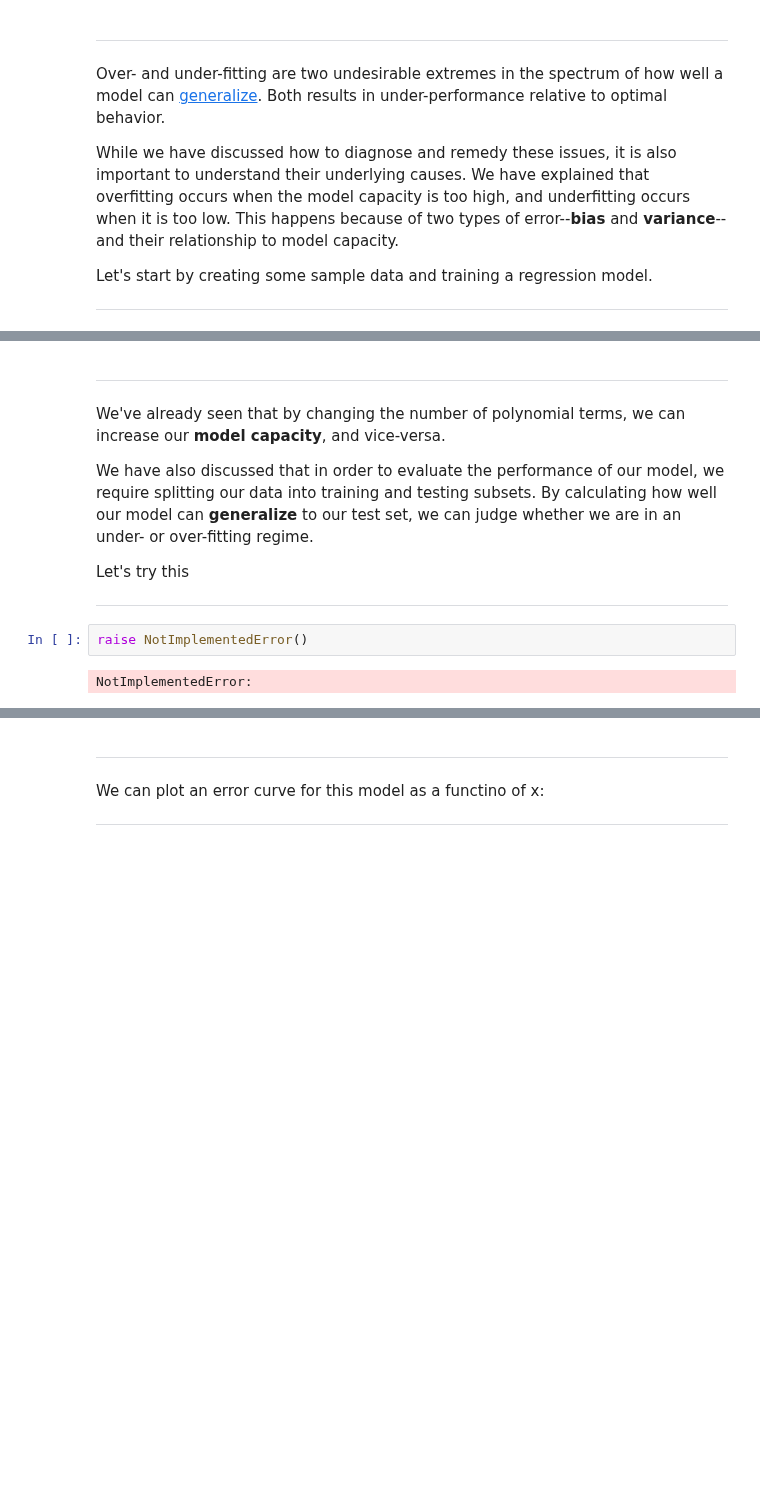
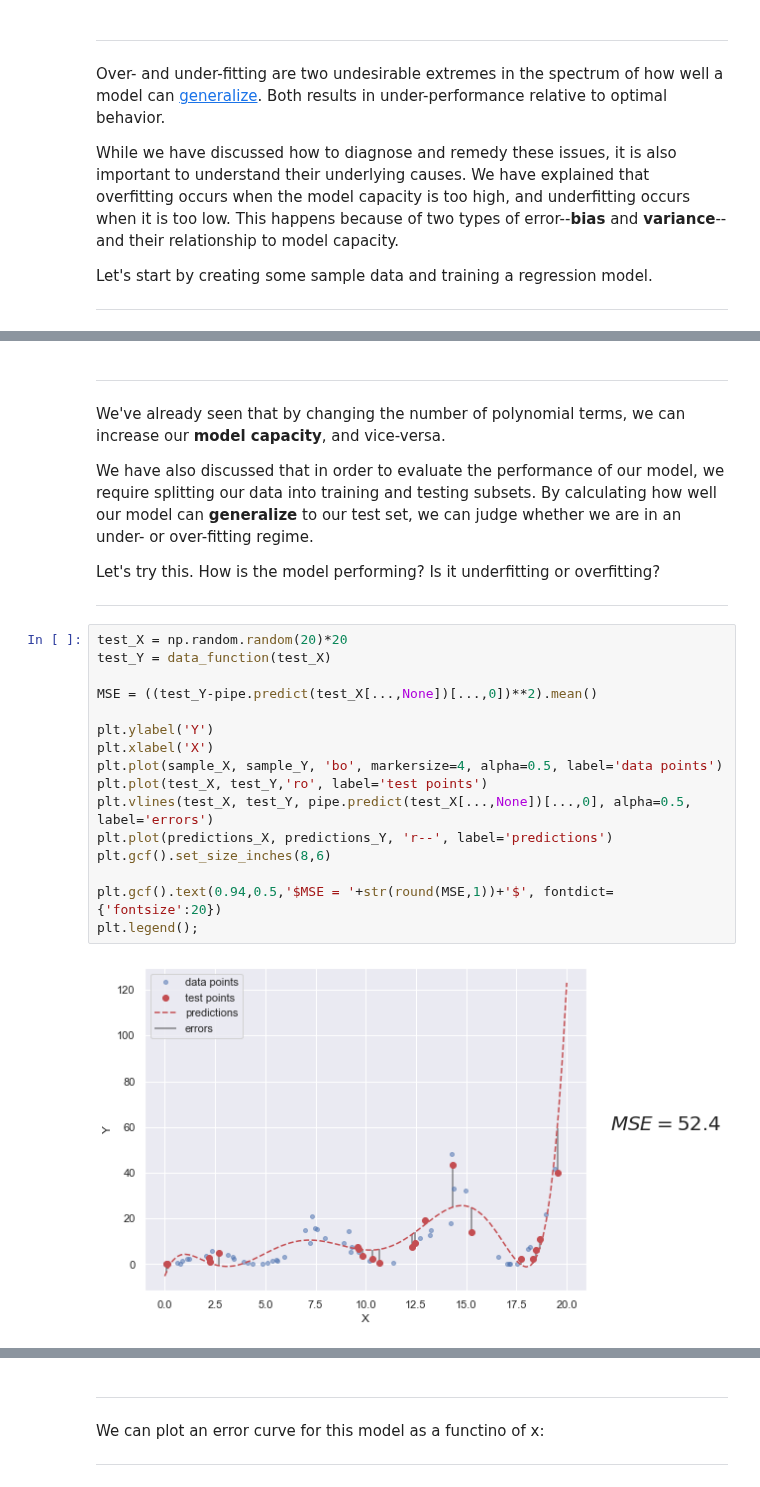
Before and after one commit to shinshoji01/gonken-lesson, a Jupyter notebook: 2020/06_Bias and variance.ipynb, the cells around one changed output, grey strips where cells are left out. Drawn from its saved outputs; the diff is of its cells as text; blank space fills up the shorter version.

```diff
--- a/2020/06_Bias and variance.ipynb
+++ b/2020/06_Bias and variance.ipynb
@@ -55,13 +83,27 @@ We've already seen that by changing the number of polynomial terms, we can incre
 We have also discussed that in order to evaluate the performance of our model, we require splitting our data into training and testing subsets.
 By calculating how well our model can **generalize** to our test set, we can judge whether we are in an under- or over-fitting regime.
 
-Let's try this
+Let's try this. How is the model performing? Is it underfitting or overfitting?
 
 ---
-# %%
-raise NotImplementedError()
-# %% [output]
-NotImplementedError:
+# %%
+test_X = np.random.random(20)*20
+test_Y = data_function(test_X)
+
+MSE = ((test_Y-pipe.predict(test_X[...,None])[...,0])**2).mean()
+
+plt.ylabel('Y')
+plt.xlabel('X')
+plt.plot(sample_X, sample_Y, 'bo', markersize=4, alpha=0.5, label='data points')
+plt.plot(test_X, test_Y,'ro', label='test points')
+plt.vlines(test_X, test_Y, pipe.predict(test_X[...,None])[...,0], alpha=0.5, label='errors')
+plt.plot(predictions_X, predictions_Y, 'r--', label='predictions')
+plt.gcf().set_size_inches(8,6)
+
+plt.gcf().text(0.94,0.5,'$MSE = '+str(round(MSE,1))+'$', fontdict={'fontsize':20})
+plt.legend();
+# %% [output]
+[figure, added]
 # %% [markdown]
 ---
 ## Bias
```
Also changed, not shown: parts of 17 cells of this notebook, 5 other files.
